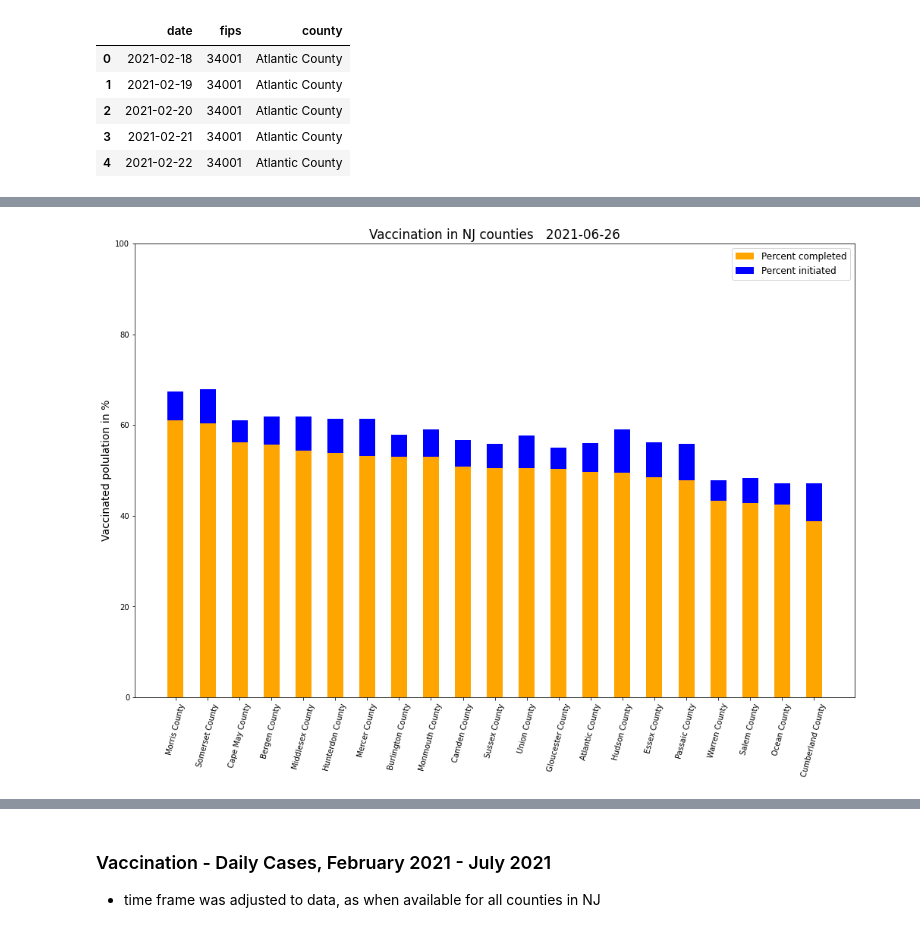
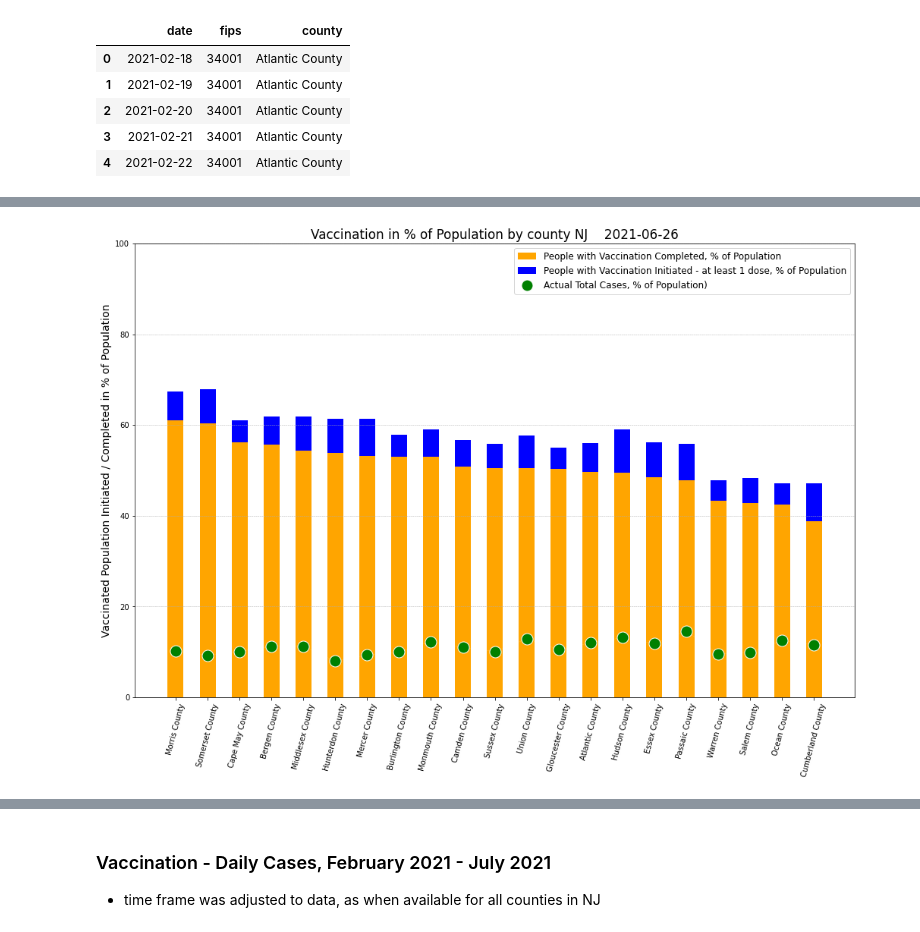
Before and after one commit to melissadiep94/covid19-project, a Jupyter notebook: Vaccination/State_NJ_Covid_time.ipynb, the cells around one changed output, grey strips where cells are left out. Cells and saved outputs as stored; diff of their text form; code cells hidden in the pictures.

Commit message:
readme file updated, code fixed, images updated

```diff
--- a/Vaccination/State_NJ_Covid_time.ipynb
+++ b/Vaccination/State_NJ_Covid_time.ipynb
@@ -81,5 +80,6 @@ percent_counties_vaccine.head()
 # %%
 percent_counties_vaccine["Percent completed"]= vaccines_mer_pd["actuals.vaccinationsCompleted"]/vaccines_mer_pd["Total Population"]*100
 percent_counties_vaccine["Percent initiated"]= vaccines_mer_pd["actuals.vaccinationsInitiated"]/vaccines_mer_pd["Total Population"]*100
+percent_counties_vaccine["Percent of Cases/Total Population"] =vaccines_mer_pd['actuals.cases']/vaccines_mer_pd["Total Population"]*100
 percent_counties_vaccine
 # %% [output]
@@ -110,39 +121,43 @@ percent_vaccine.head()
 # %%
 import numpy as np
 import matplotlib.pyplot as plt
 import matplotlib
-header = ['Percent completed','Percent initiated']
+header = ['People with Vaccination Completed, % of Population','People with Vaccination Initiated - at least 1 dose, % of Population',
+           'Actual Total Cases, % of Population)']
 dataset = [percent_vaccine["Percent completed"],percent_vaccine["Percent initiated"]]
 X_AXIS = percent_vaccine["county"]
+Y_AXIS = percent_vaccine["Percent of Cases/Total Population"]
 
 matplotlib.rc('font', serif='Arial')
 matplotlib.rc('text', usetex='false')
 matplotlib.rcParams.update({'font.size': 14})
 
 fig = matplotlib.pyplot.gcf()
 fig.set_size_inches(17.0, 11.0)
 
 configs = dataset[0]
 N = len(configs)
 ind = np.arange(N)
 width = 0.5
 
 
+
 p1 = plt.bar(ind, dataset[0], width, color='orange')
 p2 = plt.bar(ind, np.array(dataset[1])-np.array(dataset[0]), width, bottom=dataset[0], color='b')
+p =  plt.plot(X_AXIS,Y_AXIS, color = "white", marker = 'o', ms= 15, mfc = "g", linewidth = 0.1)
 
 plt.ylim([0,100])
 plt.yticks(fontsize=10)
-plt.ylabel("Vaccinated polulation in %", fontsize=14)
+plt.ylabel("Vaccinated Population Initiated / Completed in % of Population", fontsize=14)
 plt.xticks(ind, X_AXIS, fontsize=10, rotation=75)
-plt.title("Vaccination in NJ counties   "  + Data_date)
-plt.legend((p1[0], p2[0]), (header[0], header[1]), fontsize=12)
-
+plt.title("Vaccination in % of Population by county NJ    "  +  (Data_date))
+plt.legend((p1[0], p2[0], p[0]), (header[0], header[1], header[2]), fontsize=12)
+plt.grid(axis = "y", linestyle = "--", linewidth = 0.5)
 plt.savefig("../Images/Vaccination_counies_NJ_Jun2021.png")
 
 plt.show()
 # %% [output]
-[figure, old version]
+[figure, new version]
 # %%
 time_vaccine_df = pd.DataFrame(vaccines_mer_pd)
 time_vaccine_df.head()
```
Also changed, not shown: parts of 9 cells of this notebook, 7 other files.
